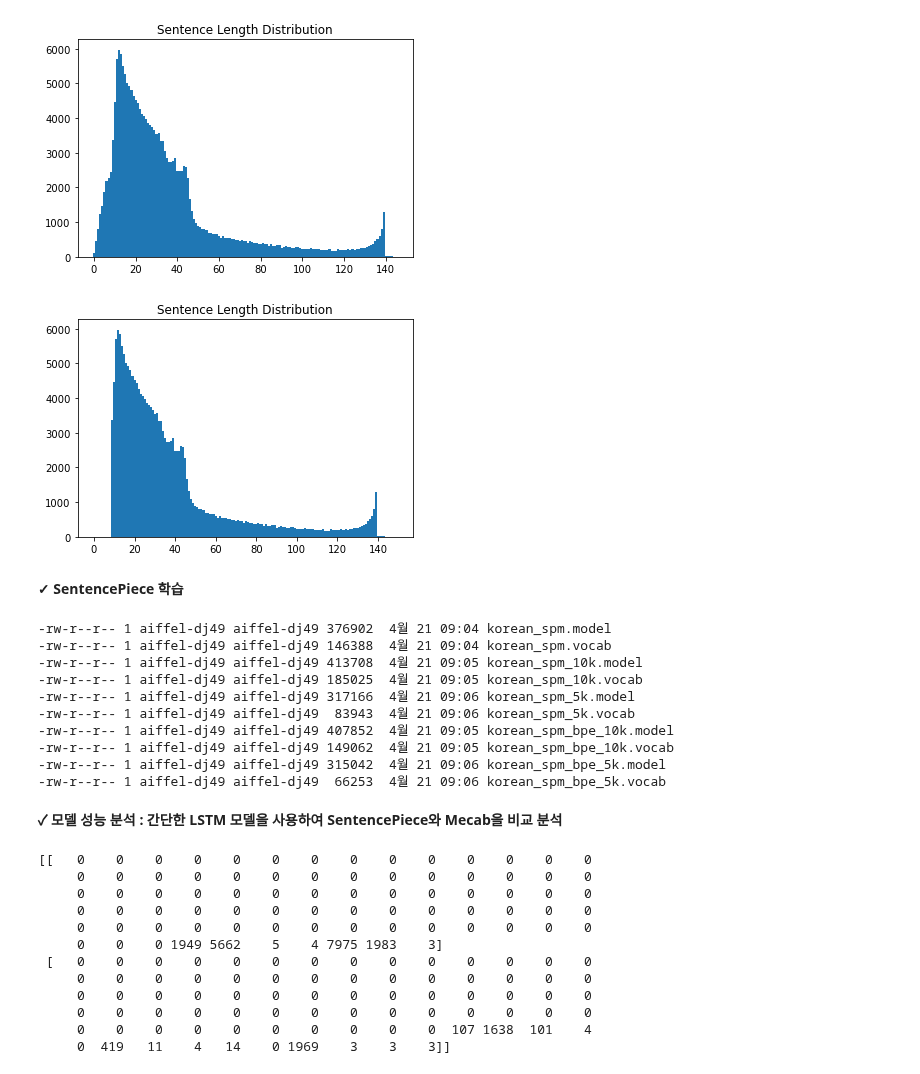
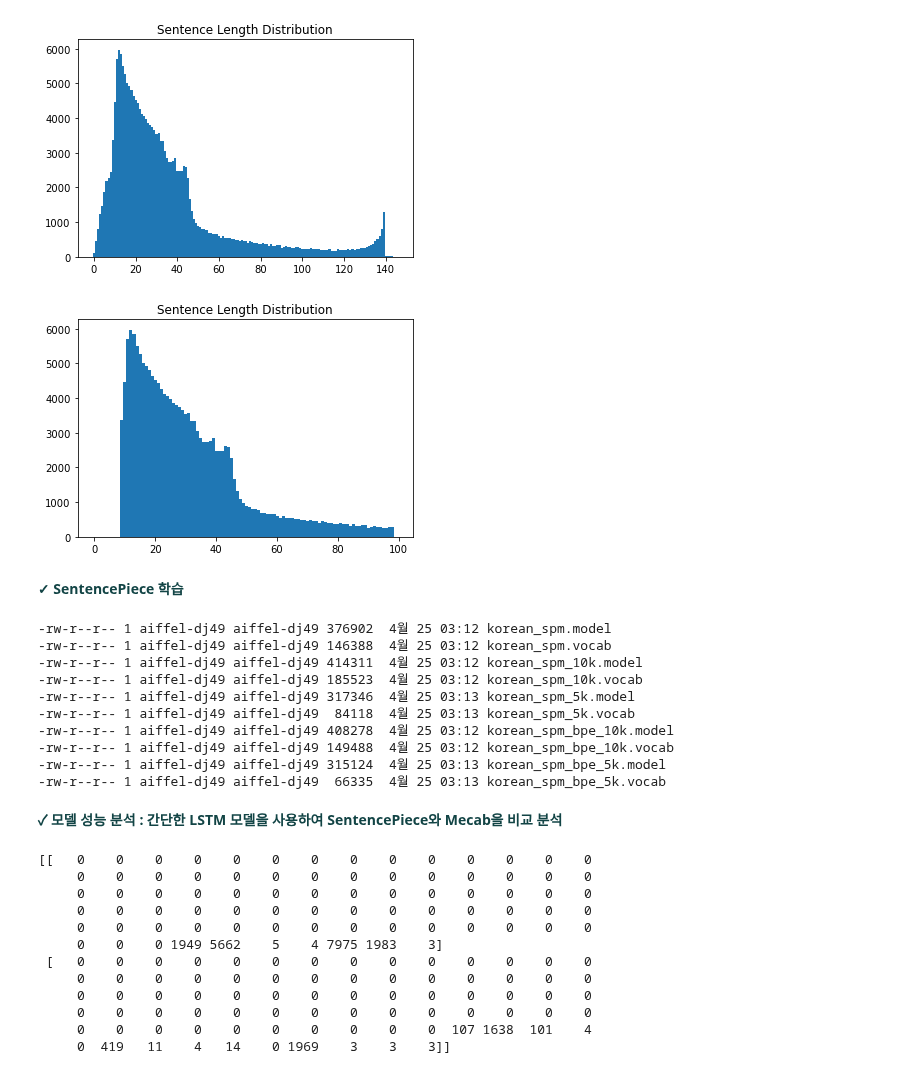
Before and after one commit to nogi519/aiffel, a Jupyter notebook: GD/P2. 멋진 단어사전 만들기.ipynb, the cells around one changed output. Cells and saved outputs as stored; diff of their text form; code cells hidden in the pictures.

```diff
--- a/GD/P2. 멋진 단어사전 만들기.ipynb
+++ b/GD/P2. 멋진 단어사전 만들기.ipynb
@@ -599,26 +601,26 @@ Data Size: 194543
 [figure]
 # %%
 # 길이별로 정렬하여 제거
-max_len = 150
+max_len = 100
 min_len = 10
 
 # 길이 조건에 맞는 문장만 선택합니다.
 filtered_corpus = [s for s in cleaned_corpus if (len(s) < max_len) & (len(s) >= min_len)]
 
 # 분포도를 다시 그려봅니다.
 sentence_length = np.zeros((max_len), dtype=np.int)
 
 for sen in filtered_corpus:
     sen = str(sen)
     sentence_length[len(sen)-1] += 1
 
 plt.bar(range(max_len), sentence_length, width=1.0)
 plt.title("Sentence Length Distribution")
 plt.show()
 # %% [output]
-[figure, old version]
+[figure, new version]
 # %% [markdown]
-**✓ SentencePiece 학습**
+**<span style="color:#124445">✓ SentencePiece 학습</span>**
 # %%
 temp_file = os.getenv('HOME')+'/aiffel/sp_tokenizer/data/korean-english-park.train.ko.temp'
 
@@ -644,18 +646,18 @@ spm.SentencePieceTrainer.Train(
 
 !ls -l korean_spm*
 # %% [output]
--rw-r--r-- 1 aiffel-dj49 aiffel-dj49 376902  4월 21 09:04 korean_spm.model
--rw-r--r-- 1 aiffel-dj49 aiffel-dj49 146388  4월 21 09:04 korean_spm.vocab
--rw-r--r-- 1 aiffel-dj49 aiffel-dj49 413708  4월 21 09:05 korean_spm_10k.model
--rw-r--r-- 1 aiffel-dj49 aiffel-dj49 185025  4월 21 09:05 korean_spm_10k.vocab
--rw-r--r-- 1 aiffel-dj49 aiffel-dj49 317166  4월 21 09:06 korean_spm_5k.model
--rw-r--r-- 1 aiffel-dj49 aiffel-dj49  83943  4월 21 09:06 korean_spm_5k.vocab
--rw-r--r-- 1 aiffel-dj49 aiffel-dj49 407852  4월 21 09:05 korean_spm_bpe_10k.model
--rw-r--r-- 1 aiffel-dj49 aiffel-dj49 149062  4월 21 09:05 korean_spm_bpe_10k.vocab
--rw-r--r-- 1 aiffel-dj49 aiffel-dj49 315042  4월 21 09:06 korean_spm_bpe_5k.model
--rw-r--r-- 1 aiffel-dj49 aiffel-dj49  66253  4월 21 09:06 korean_spm_bpe_5k.vocab
+-rw-r--r-- 1 aiffel-dj49 aiffel-dj49 376902  4월 25 03:12 korean_spm.model
+-rw-r--r-- 1 aiffel-dj49 aiffel-dj49 146388  4월 25 03:12 korean_spm.vocab
+-rw-r--r-- 1 aiffel-dj49 aiffel-dj49 414311  4월 25 03:12 korean_spm_10k.model
+-rw-r--r-- 1 aiffel-dj49 aiffel-dj49 185523  4월 25 03:12 korean_spm_10k.vocab
+-rw-r--r-- 1 aiffel-dj49 aiffel-dj49 317346  4월 25 03:13 korean_spm_5k.model
+-rw-r--r-- 1 aiffel-dj49 aiffel-dj49  84118  4월 25 03:13 korean_spm_5k.vocab
+-rw-r--r-- 1 aiffel-dj49 aiffel-dj49 408278  4월 25 03:12 korean_spm_bpe_10k.model
+-rw-r--r-- 1 aiffel-dj49 aiffel-dj49 149488  4월 25 03:12 korean_spm_bpe_10k.vocab
+-rw-r--r-- 1 aiffel-dj49 aiffel-dj49 315124  4월 25 03:13 korean_spm_bpe_5k.model
+-rw-r--r-- 1 aiffel-dj49 aiffel-dj49  66335  4월 25 03:13 korean_spm_bpe_5k.vocab
 # %% [markdown]
-**✓ 모델 성능 분석 : 간단한 LSTM 모델을 사용하여 SentencePiece와 Mecab을 비교 분석**
+**<span style="color:#124445">✓ 모델 성능 분석 : 간단한 LSTM 모델을 사용하여 SentencePiece와 Mecab을 비교 분석</span>**
 # %%
 def sp_tokenize(s, corpus):
 
```
Also changed, not shown: parts of 24 cells of this notebook.
